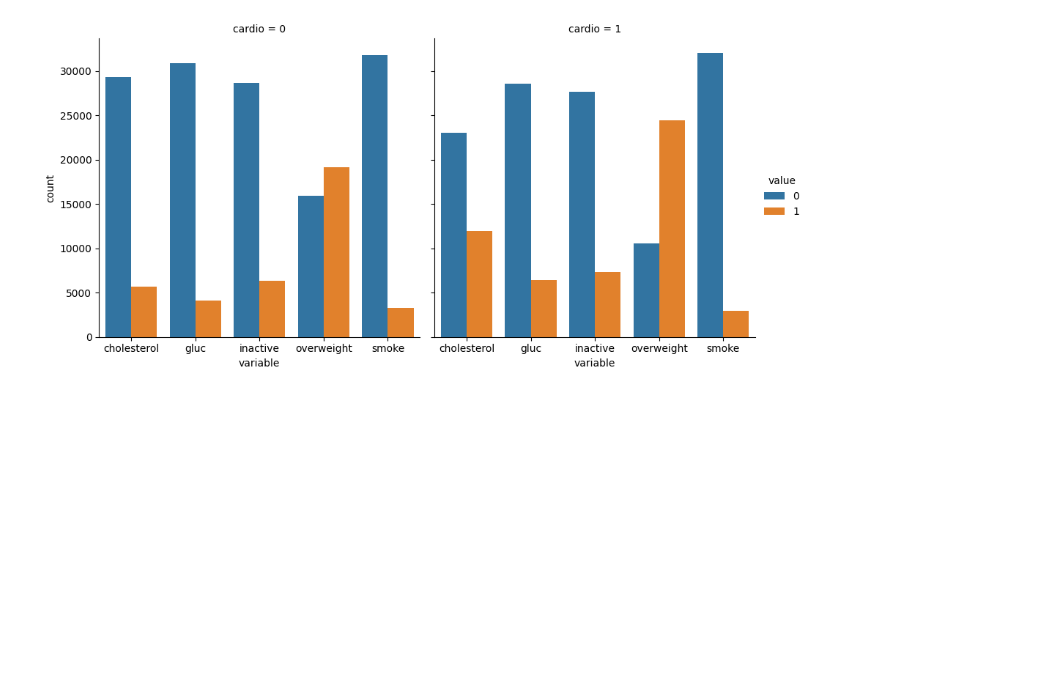
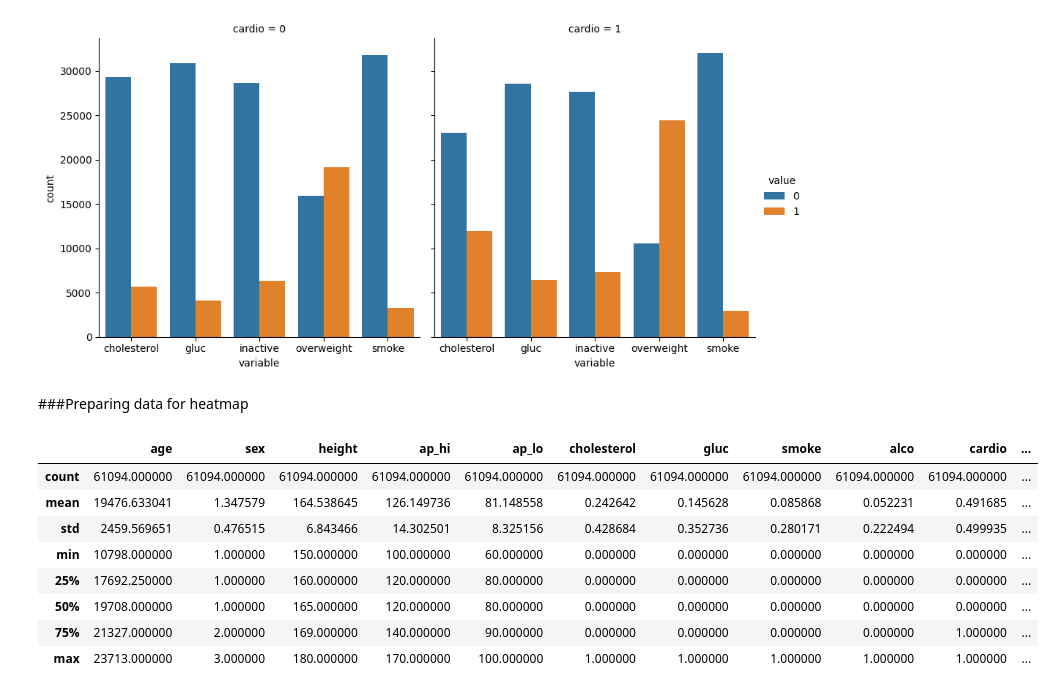
Before and after one commit to Ganushkevych/Medical_Data_Visualizer, a Jupyter notebook: Medical_Data_Visualizer.ipynb, the cells around one changed output. Saved outputs shown, nothing was run; the diff lists cells and outputs as text; code cells hidden in the pictures; blank space fills up the shorter version.

```diff
--- a/Medical_Data_Visualizer.ipynb
+++ b/Medical_Data_Visualizer.ipynb
@@ -152,3 +152,27 @@ sns.catplot(data_cat_plot, x='variable', y='count', hue='value', kind='bar', col
 # %% [output]
 <seaborn.axisgrid.FacetGrid at 0x...>
 [figure]
+# %% [markdown]
+###Preparing data for heatmap
+# %%
+data_clear = data[
+                    (data['ap_lo'] >= data['ap_lo'].quantile(0.025)) &
+                    (data['ap_lo'] <= data['ap_lo'].quantile(0.975)) &
+                    (data['ap_hi'] >= data['ap_hi'].quantile(0.025)) &
+                    (data['ap_hi'] <= data['ap_hi'].quantile(0.975)) &
+                    (data['ap_lo'] <= data['ap_hi']) &
+                    (data['height'] >= data['height'].quantile(0.025)) &
+                    (data['height'] <= data['height'].quantile(0.975)) &
+                    (data['weight'] >= data['weight'].quantile(0.025)) &
+                    (data['weight'] <= data['weight'].quantile(0.975))].drop(['id', 'weight'], axis=1)
+data_clear.describe()
+# %% [output]
+|  | age | sex | height | ap_hi | ap_lo | cholesterol | gluc | smoke | alco | cardio | ... |
+| count | 61094.000000 | 61094.000000 | 61094.000000 | 61094.000000 | 61094.000000 | 61094.000000 | 61094.000000 | 61094.000000 | 61094.000000 | 61094.000000 | ... |
+| mean | 19476.633041 | 1.347579 | 164.538645 | 126.149736 | 81.148558 | 0.242642 | 0.145628 | 0.085868 | 0.052231 | 0.491685 | ... |
+| std | 2459.569651 | 0.476515 | 6.843466 | 14.302501 | 8.325156 | 0.428684 | 0.352736 | 0.280171 | 0.222494 | 0.499935 | ... |
+| min | 10798.000000 | 1.000000 | 150.000000 | 100.000000 | 60.000000 | 0.000000 | 0.000000 | 0.000000 | 0.000000 | 0.000000 | ... |
+| 25% | 17692.250000 | 1.000000 | 160.000000 | 120.000000 | 80.000000 | 0.000000 | 0.000000 | 0.000000 | 0.000000 | 0.000000 | ... |
+| 50% | 19708.000000 | 1.000000 | 165.000000 | 120.000000 | 80.000000 | 0.000000 | 0.000000 | 0.000000 | 0.000000 | 0.000000 | ... |
+| 75% | 21327.000000 | 2.000000 | 169.000000 | 140.000000 | 90.000000 | 0.000000 | 0.000000 | 0.000000 | 0.000000 | 1.000000 | ... |
+| max | 23713.000000 | 3.000000 | 180.000000 | 170.000000 | 100.000000 | 1.000000 | 1.000000 | 1.000000 | 1.000000 | 1.000000 | ... |
```
Also changed, not shown: parts of 5 cells of this notebook.
